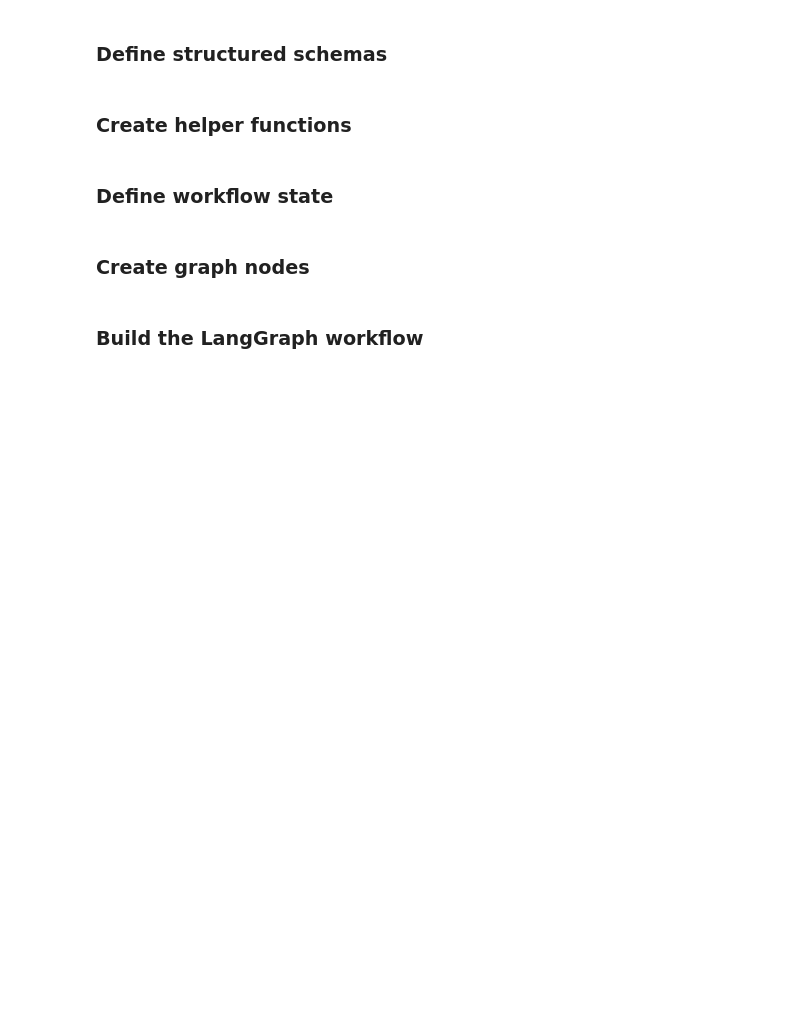
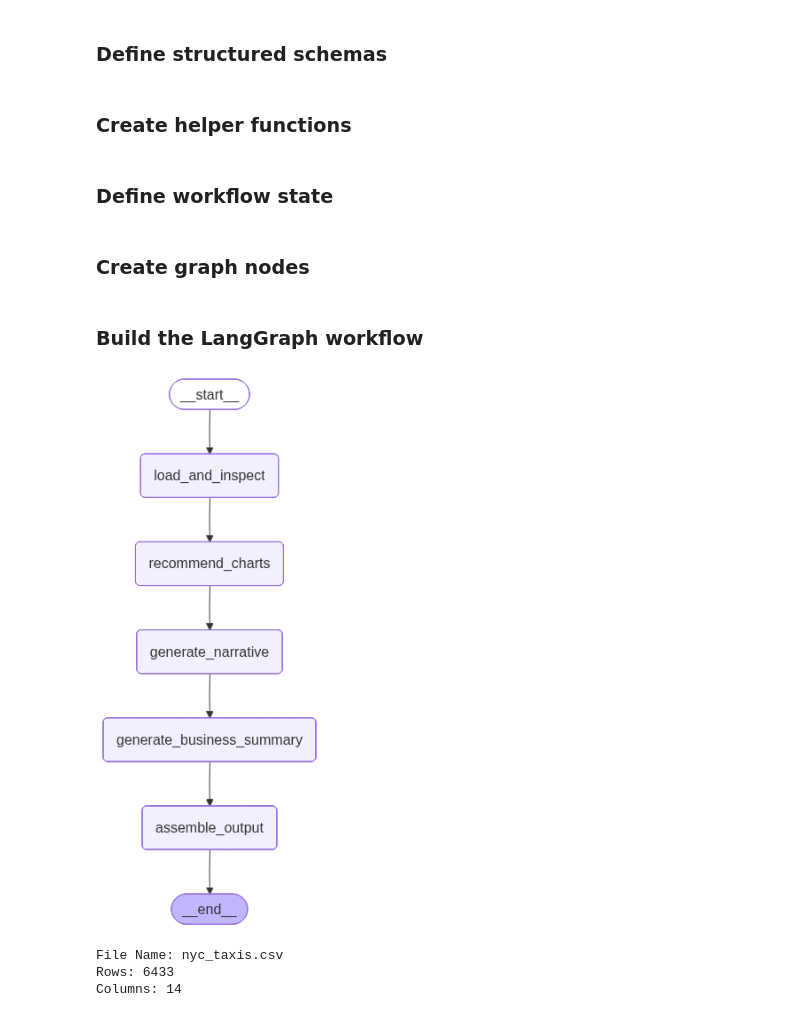
Before and after one commit to mdmohsin212/Generative-AI, a Jupyter notebook: Data Analysis Agent/Data_analysis_agent.ipynb, the cells around one changed output. Saved outputs shown, nothing was run; the diff lists cells and outputs as text; code cells hidden in the pictures; blank space fills up the shorter version.

Commit message:
Complete Data Analysis project

```diff
--- a/Data Analysis Agent/Data_analysis_agent.ipynb
+++ b/Data Analysis Agent/Data_analysis_agent.ipynb
@@ -32,8 +32,8 @@ CSV_PATH = input("Enter Csv file path: ")
 # %%
 class SchemaProfile(BaseModel):
     file_name: str
-    row_count: str
-    column_count: str
+    row_count: int
+    column_count: int
     numeric_columns: List[str]
     categorical_columns: List[str]
     datetime_columns: List[str]
@@ -623,3 +623,27 @@ builder.add_edge("generate_business_summary", "assemble_output")
 builder.add_edge("assemble_output", END)
 
 analysis_graph = builder.compile()
+# %%
+analysis_graph
+# %% [output]
+[figure, added]
+# %%
+result = analysis_graph.invoke(
+    {
+        "raw_input": {"csv_path": CSV_PATH},
+        "analysis": {},
+        "chart_plan": {},
+        "narrative": {},
+        "business_summary": {},
+        "final_output": {},
+        "report_markdown": ""
+    }
+)
+
+print("File Name:", result["final_output"]["schema"]["file_name"])
+print("Rows:", result["final_output"]["schema"]["row_count"])
+print("Columns:", result["final_output"]["schema"]["column_count"])
+# %% [output]
+File Name: nyc_taxis.csv
+Rows: 6433
+Columns: 14
```
Also changed, not shown: parts of 7 cells of this notebook.
